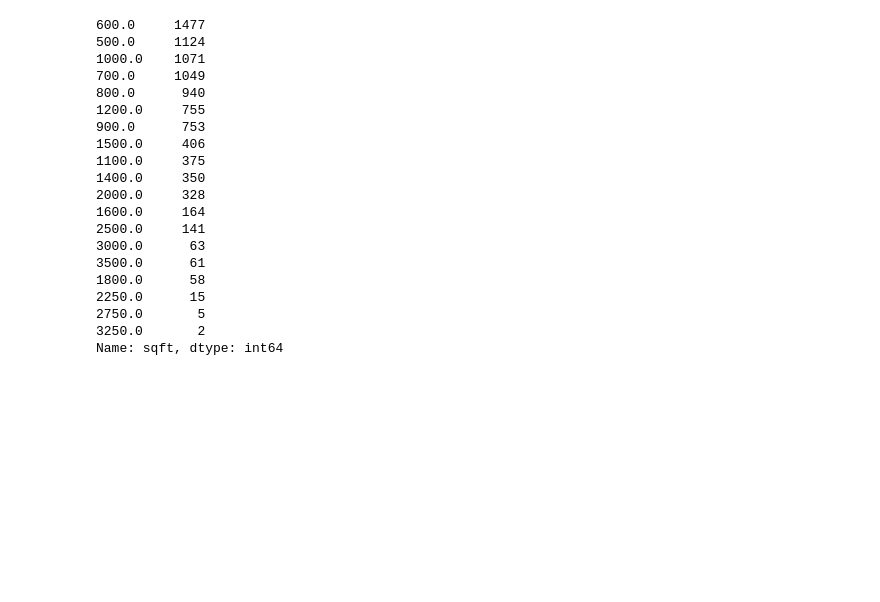
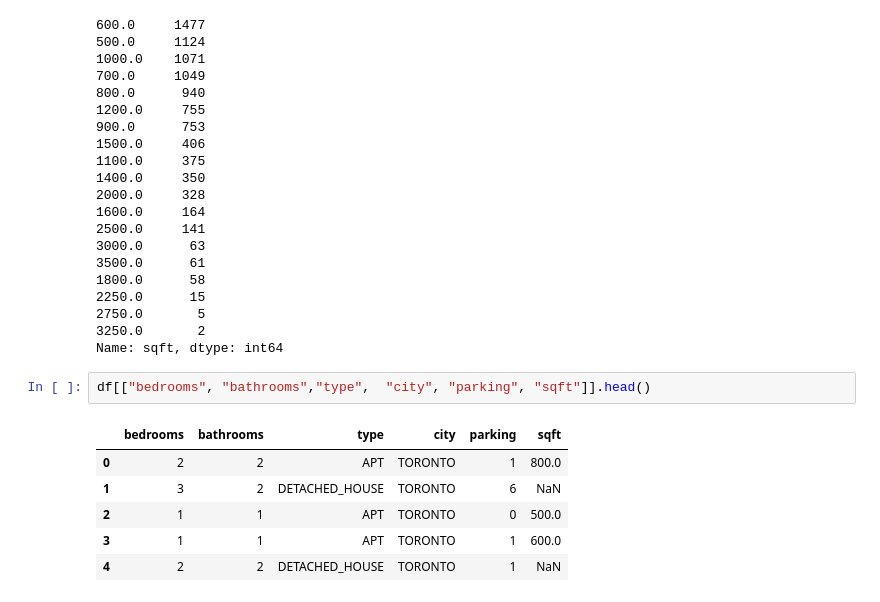
Before and after one commit to m-mraisi/HousingPredictiveAnalysis, a Jupyter notebook: DataCleaning.ipynb, the cells around one changed output. Cells and saved outputs as stored; diff of their text form; blank space fills up the shorter version.

```diff
--- a/DataCleaning.ipynb
+++ b/DataCleaning.ipynb
@@ -406,3 +415,12 @@ df.sort_values(by="sqft")["sqft"].value_counts()
 2750.0       5
 3250.0       2
 Name: sqft, dtype: int64
+# %%
+df[["bedrooms", "bathrooms","type",  "city", "parking", "sqft"]].head()
+# %% [output]
+|  | bedrooms | bathrooms | type | city | parking | sqft |
+| 0 | 2 | 2 | APT | TORONTO | 1 | 800.0 |
+| 1 | 3 | 2 | DETACHED_HOUSE | TORONTO | 6 | NaN |
+| 2 | 1 | 1 | APT | TORONTO | 0 | 500.0 |
+| 3 | 1 | 1 | APT | TORONTO | 1 | 600.0 |
+| 4 | 2 | 2 | DETACHED_HOUSE | TORONTO | 1 | NaN |
```
Also changed, not shown: parts of 2 cells of this notebook, 2 other files.
